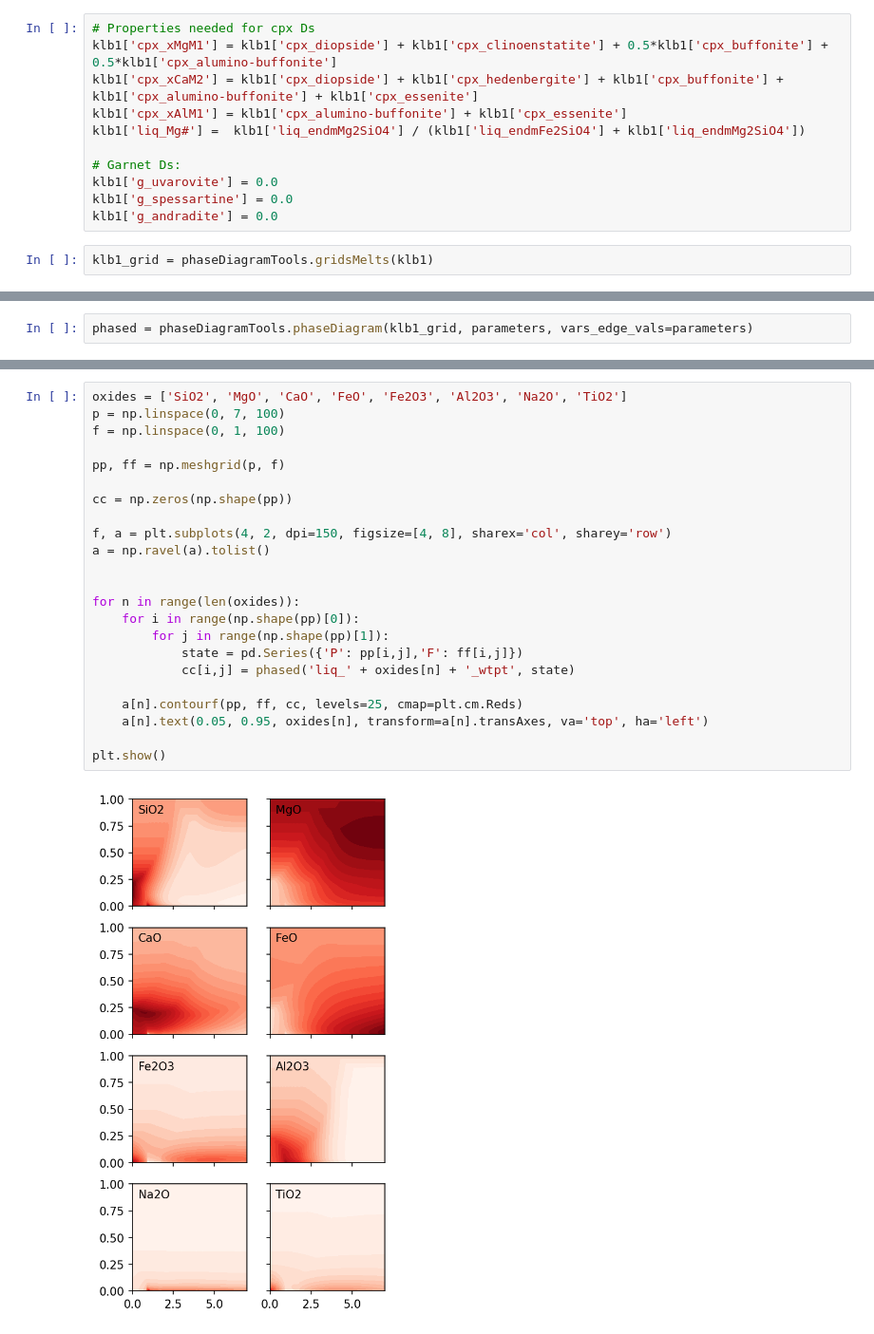
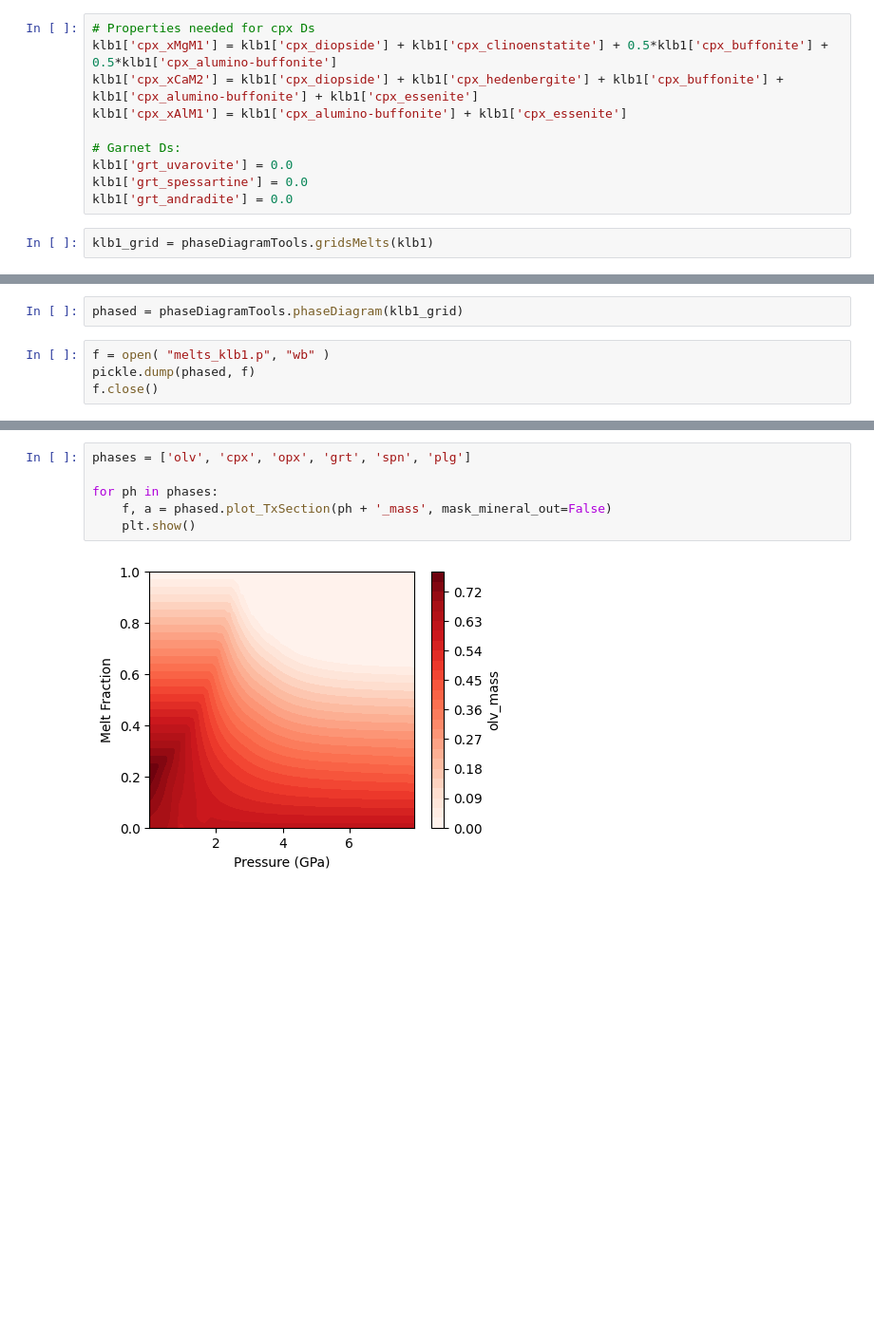
Before and after one commit to simonwmatthews/pyMelt, a Jupyter notebook: docs/phaseDiagrams/Import_pmelts_klb1.ipynb, the cells around one changed output, grey strips where cells are left out. Shown at 95% size. Cells and saved outputs as stored; diff of their text form; blank space fills up the shorter version.

Commit message:
Tidied MELTS KLB1 pd. Moved new pds.

```diff
--- a/docs/phaseDiagrams/Import_pmelts_klb1.ipynb
+++ b/docs/phaseDiagrams/Import_pmelts_klb1.ipynb
@@ -27,11 +40,10 @@ Add cation fractions that are useful for lattice-strain partition coefficient ca
 klb1['cpx_xMgM1'] = klb1['cpx_diopside'] + klb1['cpx_clinoenstatite'] + 0.5*klb1['cpx_buffonite'] + 0.5*klb1['cpx_alumino-buffonite']
 klb1['cpx_xCaM2'] = klb1['cpx_diopside'] + klb1['cpx_hedenbergite'] + klb1['cpx_buffonite'] + klb1['cpx_alumino-buffonite'] + klb1['cpx_essenite']
 klb1['cpx_xAlM1'] = klb1['cpx_alumino-buffonite'] + klb1['cpx_essenite']
-klb1['liq_Mg#'] =  klb1['liq_endmMg2SiO4'] / (klb1['liq_endmFe2SiO4'] + klb1['liq_endmMg2SiO4'])
 
 # Garnet Ds:
-klb1['g_uvarovite'] = 0.0
-klb1['g_spessartine'] = 0.0
-klb1['g_andradite'] = 0.0
+klb1['grt_uvarovite'] = 0.0
+klb1['grt_spessartine'] = 0.0
+klb1['grt_andradite'] = 0.0
 # %%
 klb1_grid = phaseDiagramTools.gridsMelts(klb1)
@@ -48,4 +50,8 @@ vars_edge_vals = ['g_pyrope', 'g_grossular', 'g_almandine', 'g_uvarovite', 'g_sp
 # %%
-phased = phaseDiagramTools.phaseDiagram(klb1_grid, parameters, vars_edge_vals=parameters)
+phased = phaseDiagramTools.phaseDiagram(klb1_grid)
+# %%
+f = open( "melts_klb1.p", "wb" )
+pickle.dump(phased, f)
+f.close()
 # %% [markdown]
 ## Check the interpolated phase diagram
@@ -52,25 +60,8 @@ phased = phaseDiagramTools.phaseDiagram(klb1_grid, parameters, vars_edge_vals=pa
 # %%
-oxides = ['SiO2', 'MgO', 'CaO', 'FeO', 'Fe2O3', 'Al2O3', 'Na2O', 'TiO2']
-p = np.linspace(0, 7, 100)
-f = np.linspace(0, 1, 100)
+phases = ['olv', 'cpx', 'opx', 'grt', 'spn', 'plg']
 
-pp, ff = np.meshgrid(p, f)
-
-cc = np.zeros(np.shape(pp))
-
-f, a = plt.subplots(4, 2, dpi=150, figsize=[4, 8], sharex='col', sharey='row')
-a = np.ravel(a).tolist()
-
-
-for n in range(len(oxides)):
-    for i in range(np.shape(pp)[0]):
-        for j in range(np.shape(pp)[1]):
-            state = pd.Series({'P': pp[i,j],'F': ff[i,j]})
-            cc[i,j] = phased('liq_' + oxides[n] + '_wtpt', state)
-
-    a[n].contourf(pp, ff, cc, levels=25, cmap=plt.cm.Reds)
-    a[n].text(0.05, 0.95, oxides[n], transform=a[n].transAxes, va='top', ha='left')
-
-plt.show()
+for ph in phases:
+    f, a = phased.plot_TxSection(ph + '_mass', mask_mineral_out=False)
+    plt.show()
 # %% [output]
-[figure, old version]
+[figure, new version]
```
Also changed, not shown: parts of 10 cells of this notebook, 6 other files.
